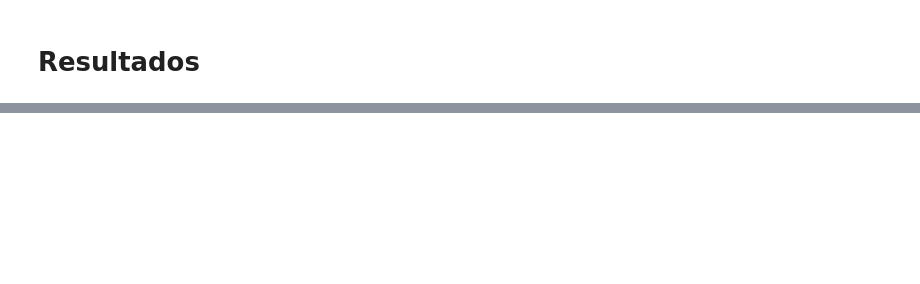
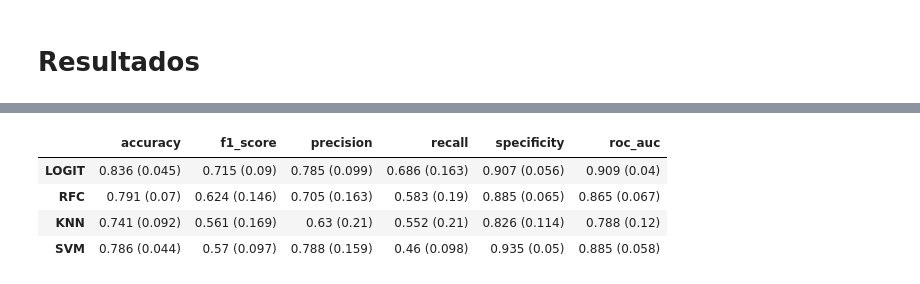
Before and after one commit to NelsonCC1812/tfg, a Jupyter notebook: aicode/filtered_familiar_unknowns.ipynb, the cells around one changed output, grey strips where cells are left out. Cells and saved outputs as stored; diff of their text form; code cells hidden in the pictures; blank space fills up the shorter version.

```diff
--- a/aicode/filtered_familiar_unknowns.ipynb
+++ b/aicode/filtered_familiar_unknowns.ipynb
@@ -312,0 +312,9 @@ conjunto1
+# %%
+conjunto1.to_csv("../results/aicode-ffu.csv")
+conjunto1
+# %% [output]
+|  | accuracy | f1_score | precision | recall | specificity | roc_auc |
+| LOGIT | 0.836 (0.045) | 0.715 (0.09) | 0.785 (0.099) | 0.686 (0.163) | 0.907 (0.056) | 0.909 (0.04) |
+| RFC | 0.791 (0.07) | 0.624 (0.146) | 0.705 (0.163) | 0.583 (0.19) | 0.885 (0.065) | 0.865 (0.067) |
+| KNN | 0.741 (0.092) | 0.561 (0.169) | 0.63 (0.21) | 0.552 (0.21) | 0.826 (0.114) | 0.788 (0.12) |
+| SVM | 0.786 (0.044) | 0.57 (0.097) | 0.788 (0.159) | 0.46 (0.098) | 0.935 (0.05) | 0.885 (0.058) |
```
Also changed, not shown: parts of 10 cells of this notebook, 17 other files.
